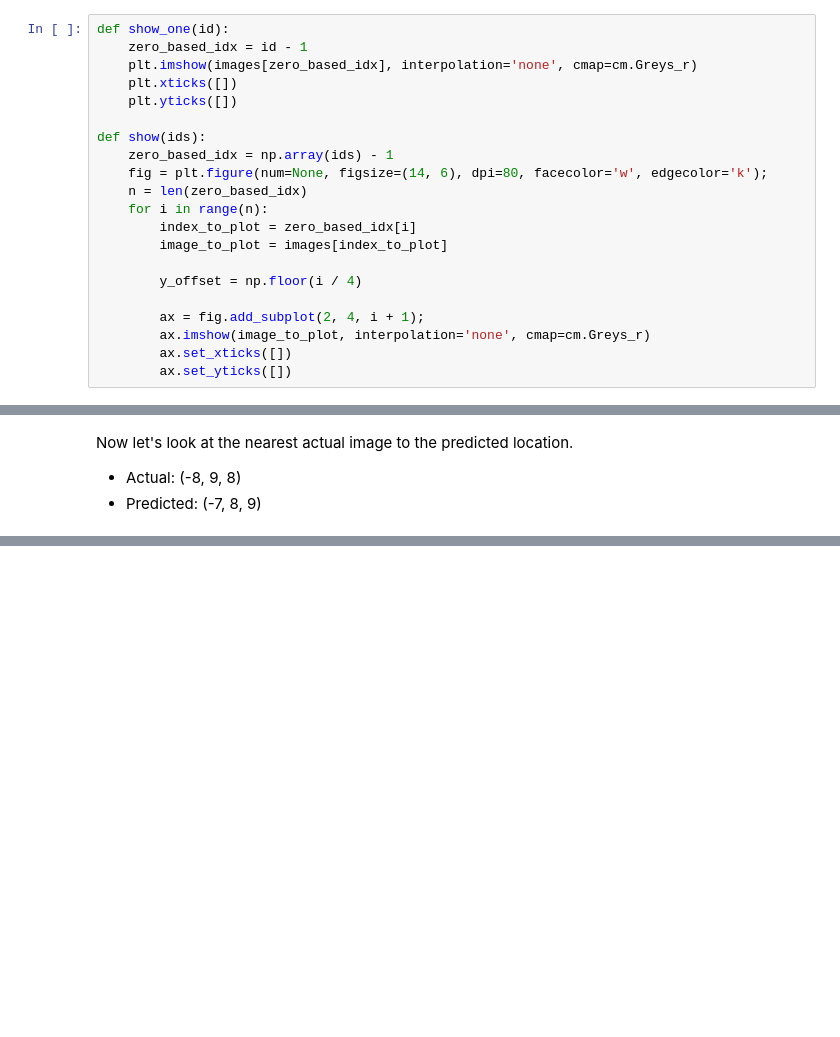
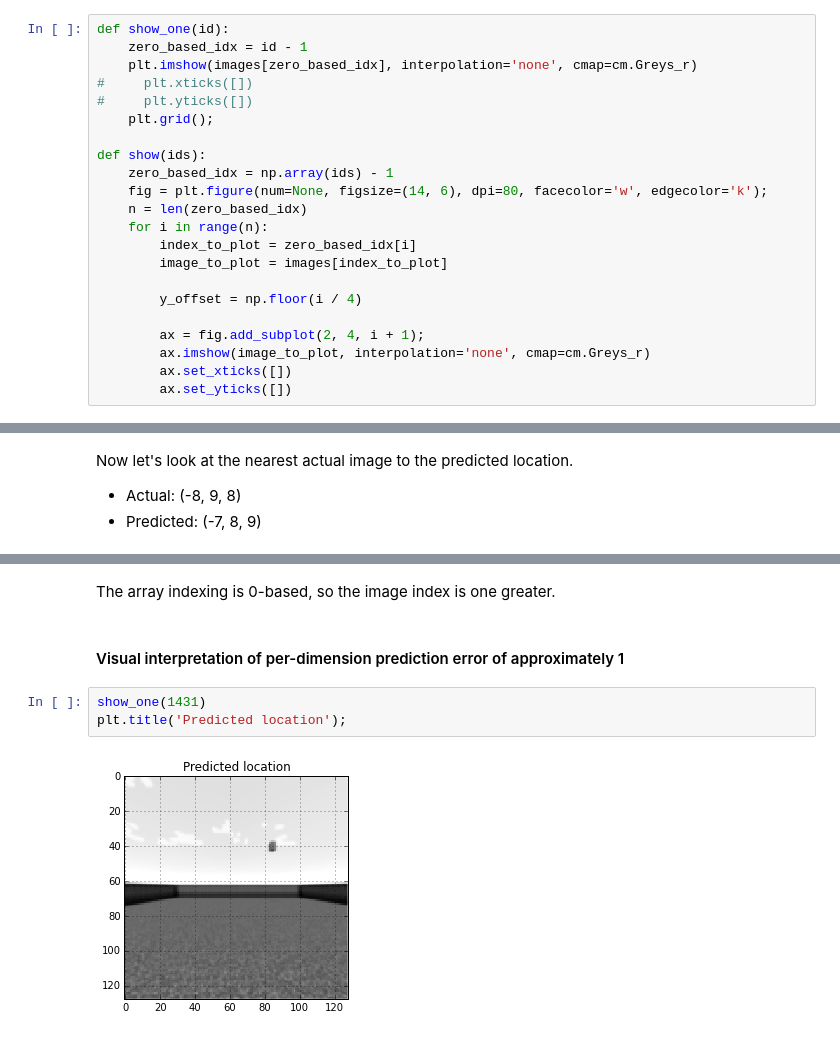
Before and after one commit to cosmoharrigan/keras-models, a Jupyter notebook: regression_minecraft_analysis.ipynb, the cells around one changed output, grey strips where cells are left out. Saved outputs shown, nothing was run; the diff lists cells and outputs as text; blank space fills up the shorter version.

Commit message:
illustration of prediction error

```diff
--- a/regression_minecraft_analysis.ipynb
+++ b/regression_minecraft_analysis.ipynb
@@ -20,8 +22,9 @@ labels = np.load('/Users/cosmo/mldata/regression_1/input_position_only.pkl')
 def show_one(id):
     zero_based_idx = id - 1
     plt.imshow(images[zero_based_idx], interpolation='none', cmap=cm.Greys_r)
-    plt.xticks([])
-    plt.yticks([])
+#     plt.xticks([])
+#     plt.yticks([])
+    plt.grid();
 
 def show(ids):
     zero_based_idx = np.array(ids) - 1
@@ -136,0 +158,9 @@ Now let's look at the nearest actual image to the predicted location.
+# %% [markdown]
+The array indexing is 0-based, so the image index is one greater.
+# %% [markdown]
+#### Visual interpretation of per-dimension prediction error of approximately 1
+# %%
+show_one(1431)
+plt.title('Predicted location');
+# %% [output]
+[figure, added]
```
Also changed, not shown: parts of 6 cells of this notebook.
